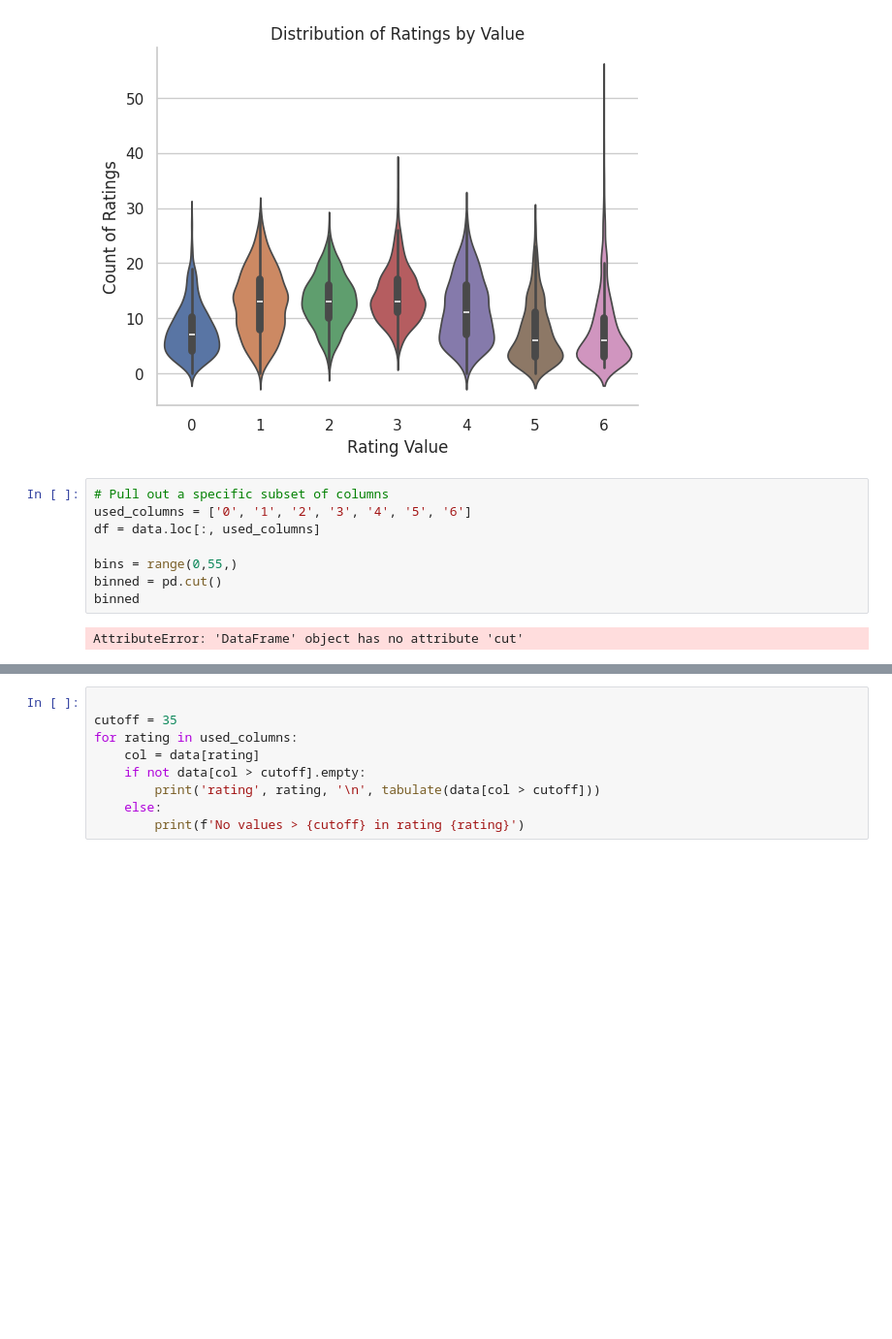
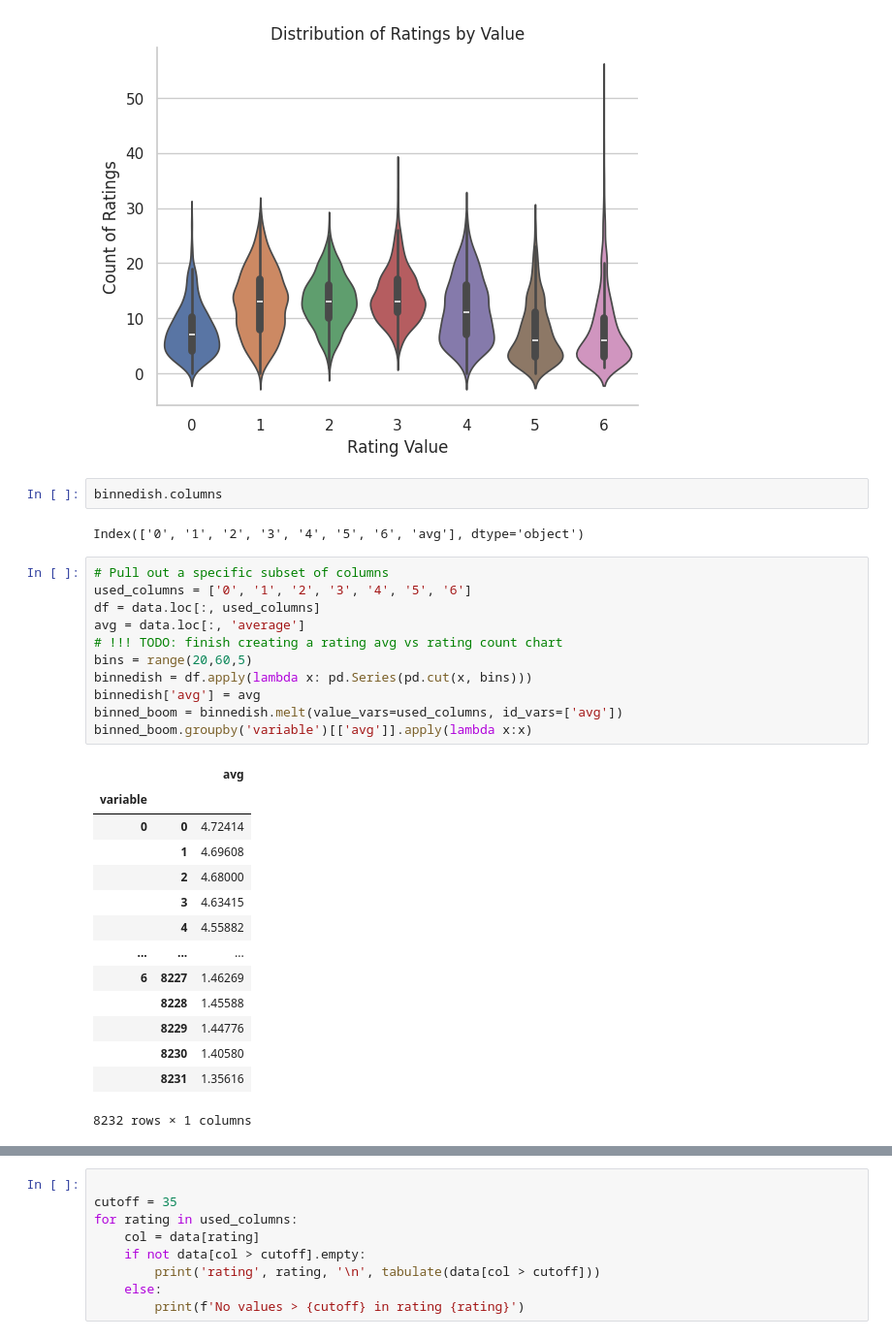
Before and after one commit to Nate-Sheibley/favorite_letters, a Jupyter notebook: favorite_letters.ipynb, the cells around one changed output, grey strips where cells are left out. Shown at 97% size. Saved outputs shown, nothing was run; the diff lists cells and outputs as text; blank space fills up the shorter version.

Commit message:
first attempt at ratings avg vs rating count chart

```diff
--- a/favorite_letters.ipynb
+++ b/favorite_letters.ipynb
@@ -235,14 +235,34 @@ sns.despine()
 fig.savefig("images/Ratings_distributions_violin")
 # %% [output]
 [figure]
+# %%
+binnedish.columns
+# %% [output]
+Index(['0', '1', '2', '3', '4', '5', '6', 'avg'], dtype='object')
 # %%
 # Pull out a specific subset of columns
 used_columns = ['0', '1', '2', '3', '4', '5', '6']
 df = data.loc[:, used_columns]
-
-bins = range(0,55,)
-binned = pd.cut()
-binned
+avg = data.loc[:, 'average']
+# !!! TODO: finish creating a rating avg vs rating count chart
+bins = range(20,60,5)
+binnedish = df.apply(lambda x: pd.Series(pd.cut(x, bins)))
+binnedish['avg'] = avg
+binned_boom = binnedish.melt(value_vars=used_columns, id_vars=['avg'])
+binned_boom.groupby('variable')[['avg']].apply(lambda x:x)
 # %% [output]
+|  |  | avg |
+| variable |  |  |
+| 0 | 0 | 4.72414 |
+|  | 1 | 4.69608 |
+|  | 2 | 4.68000 |
+|  | 3 | 4.63415 |
+|  | 4 | 4.55882 |
+| ... | ... | ... |
+| 6 | 8227 | 1.46269 |
+|  | 8228 | 1.45588 |
+|  | 8229 | 1.44776 |
+|  | 8230 | 1.40580 |
+|  | 8231 | 1.35616 |
-AttributeError: 'DataFrame' object has no attribute 'cut'
+8232 rows × 1 columns
 # %%
```
Also changed, not shown: parts of 2 cells of this notebook, 1 other file.
